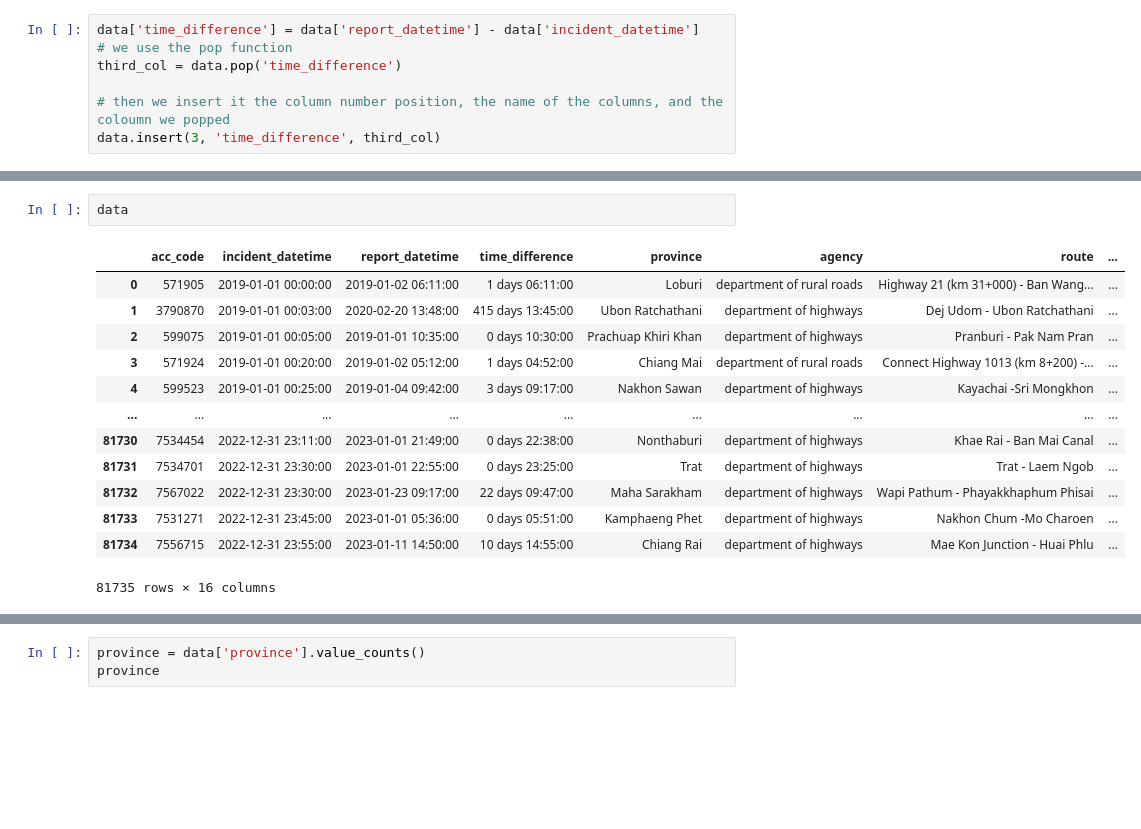
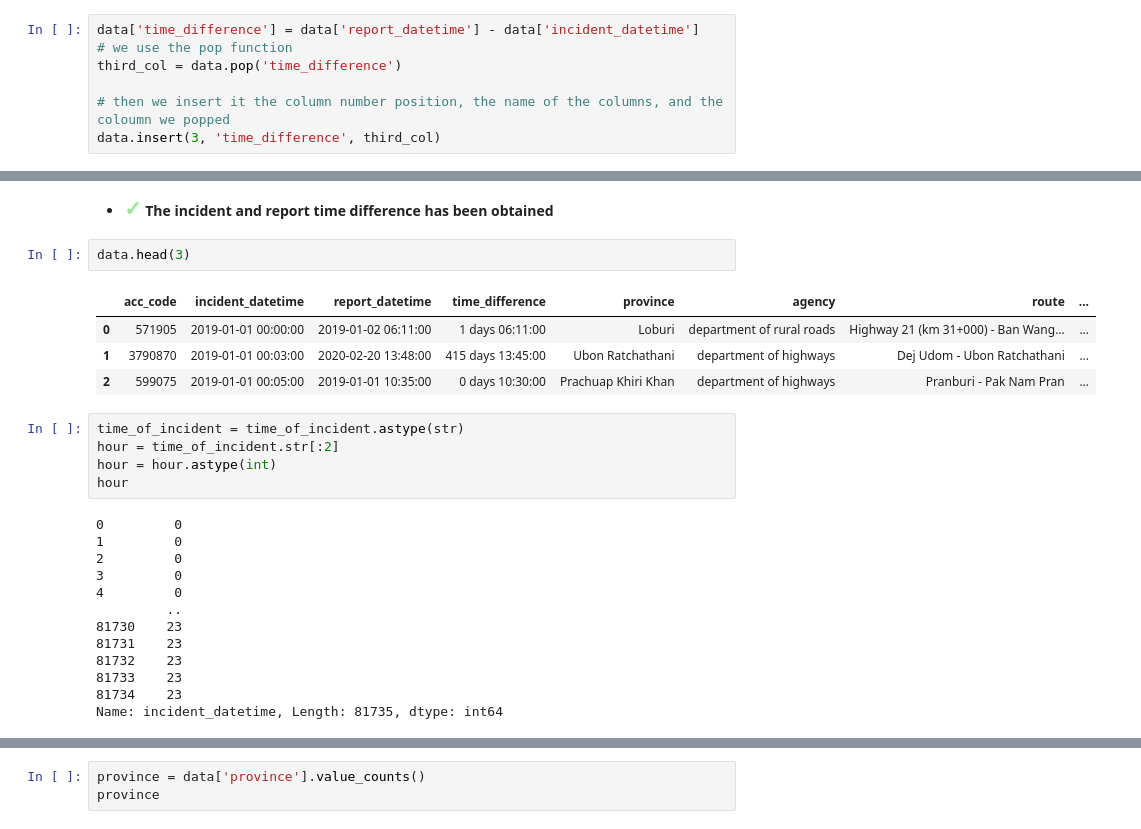
Before and after one commit to LegendSeyi/Thai_Road_Accident_Data_Analysis, a Jupyter notebook: Thai_Road_Accident_data_analysis.ipynb, the cells around one changed output, grey strips where cells are left out. Saved outputs shown, nothing was run; the diff lists cells and outputs as text; blank space fills up the shorter version.

```diff
--- a/Thai_Road_Accident_data_analysis.ipynb
+++ b/Thai_Road_Accident_data_analysis.ipynb
@@ -1019,16 +1027,27 @@ Name: time_difference, Length: 81735, dtype: timedelta64[ns]
+# %% [markdown]
+* <span style='color: lightgreen ; font-size: 1.5em ; font-weight: bold'>&#10003;</span> **The incident and report time difference has been obtained**
 # %%
-data
+data.head(3)
 # %% [output]
 |  | acc_code | incident_datetime | report_datetime | time_difference | province | agency | route | ... |
 | 0 | 571905 | 2019-01-01 00:00:00 | 2019-01-02 06:11:00 | 1 days 06:11:00 | Loburi | department of rural roads | Highway 21 (km 31+000) - Ban Wang... | ... |
 | 1 | 3790870 | 2019-01-01 00:03:00 | 2020-02-20 13:48:00 | 415 days 13:45:00 | Ubon Ratchathani | department of highways | Dej Udom - Ubon Ratchathani | ... |
 | 2 | 599075 | 2019-01-01 00:05:00 | 2019-01-01 10:35:00 | 0 days 10:30:00 | Prachuap Khiri Khan | department of highways | Pranburi - Pak Nam Pran | ... |
-| 3 | 571924 | 2019-01-01 00:20:00 | 2019-01-02 05:12:00 | 1 days 04:52:00 | Chiang Mai | department of rural roads | Connect Highway 1013 (km 8+200) -... | ... |
-| 4 | 599523 | 2019-01-01 00:25:00 | 2019-01-04 09:42:00 | 3 days 09:17:00 | Nakhon Sawan | department of highways | Kayachai -Sri Mongkhon | ... |
-| ... | ... | ... | ... | ... | ... | ... | ... | ... |
-| 81730 | 7534454 | 2022-12-31 23:11:00 | 2023-01-01 21:49:00 | 0 days 22:38:00 | Nonthaburi | department of highways | Khae Rai - Ban Mai Canal | ... |
-| 81731 | 7534701 | 2022-12-31 23:30:00 | 2023-01-01 22:55:00 | 0 days 23:25:00 | Trat | department of highways | Trat - Laem Ngob | ... |
-| 81732 | 7567022 | 2022-12-31 23:30:00 | 2023-01-23 09:17:00 | 22 days 09:47:00 | Maha Sarakham | department of highways | Wapi Pathum - Phayakkhaphum Phisai | ... |
-| 81733 | 7531271 | 2022-12-31 23:45:00 | 2023-01-01 05:36:00 | 0 days 05:51:00 | Kamphaeng Phet | department of highways | Nakhon Chum -Mo Charoen | ... |
-| 81734 | 7556715 | 2022-12-31 23:55:00 | 2023-01-11 14:50:00 | 10 days 14:55:00 | Chiang Rai | department of highways | Mae Kon Junction - Huai Phlu | ... |
-81735 rows × 16 columns
+# %%
+time_of_incident = time_of_incident.astype(str)
+hour = time_of_incident.str[:2]
+hour = hour.astype(int)
+hour
+# %% [output]
+0         0
+1         0
+2         0
+3         0
+4         0
+         ..
+81730    23
+81731    23
+81732    23
+81733    23
+81734    23
+Name: incident_datetime, Length: 81735, dtype: int64
```
Also changed, not shown: parts of 14 cells of this notebook.
